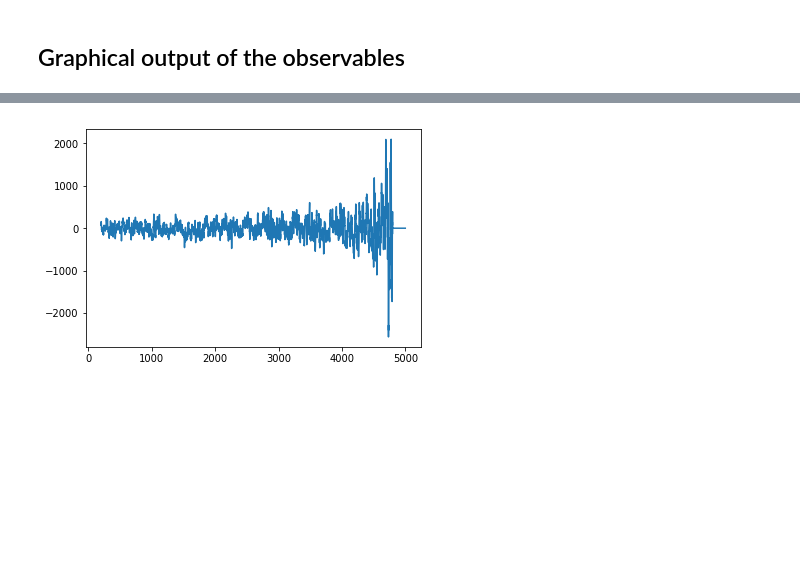
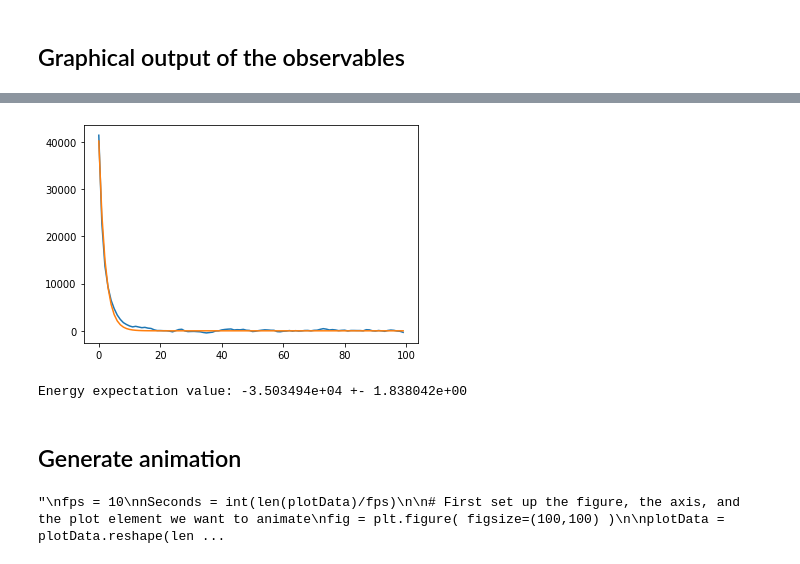
Before and after one commit to tisabe/MCising, a Jupyter notebook: animation-1d.ipynb, the cells around one changed output, grey strips where cells are left out. Drawn from its saved outputs; the diff is of its cells as text; code cells hidden in the pictures; blank space fills up the shorter version.

```diff
--- a/animation-1d.ipynb
+++ b/animation-1d.ipynb
@@ -81,6 +56,8 @@ plt.show()
+# %%
+energyNoTherm = np.array(obsData[1][n_th:])
 # %%
 def auto_corr(obs, N, k, mu):
-    res=0
-    for i in range(N-k):
-        res+= (obs[i]-mu) * (obs[i+k]-mu)
-    return res/(N-k)
+    return sum((obs[:N-k] - mu) * (obs[k:] - mu))/(N-k)
+
+def exp_fit(x,a,tau):
+    return a*np.exp(-x/tau)
@@ -90,12 +64,50 @@ def exp_fit(x,a,tau):
 # %%
-autocorr=[]
-Range=np.arange(n_th,len(obsData[2]))
-mean=np.mean(obsData[2][n_th:])
-for k in Range:
-    autocorr.append(auto_corr(obsData[2][n_th:],len(Range), k, mean))
+autocorr = []
+k_array = np.arange(250)
+energy_expect = np.mean(energyNoTherm)
+for k in k_array:
+    autocorr.append(auto_corr(energyNoTherm, len(energyNoTherm), k, energy_expect))
+# %%
+fit = opt.curve_fit(exp_fit,k_array,autocorr[:])[0]
+A = fit[0]
+tau = fit[1]
 # %%
 #%matplotlib qt5
-plt.plot(Range,autocorr)
+plt.plot(k_array[:100],autocorr[:100])
+plt.plot(k_array[:100], A * np.exp(-k_array[:100]/tau))
 plt.show()
 # %% [output]
-[figure, old version]
+[figure, new version]
+# %%
+N_eff = len(energyNoTherm)/(2*tau)
+print("Energy expectation value: %e +- %e"%(energy_expect,np.std(energyNoTherm)/np.sqrt(N_eff)))
+# %% [output]
+Energy expectation value: -3.503494e+04 +- 1.838042e+00
+# %% [markdown]
+## Generate animation
+# %%
+'''
+fps = 10
+nSeconds = int(len(plotData)/fps)
+
+# First set up the figure, the axis, and the plot element we want to animate
+fig = plt.figure( figsize=(100,100) )
+
+plotData = plotData.reshape(len(plotData),100,100)
+im = plt.imshow(plotData[0], interpolation='none', aspect='auto', vmin=0, vmax=1)
+
+def animate_func(i):
+    if i % fps == 0:
+        print( '.', end ='' )
+
+    im.set_array(plotData[i])
+    return [im]
+
+anim = animation.FuncAnimation(fig, animate_func, frames = nSeconds * fps, interval = 1000 / fps)
+
+anim.save('test_anim.mp4', fps=fps, extra_args=['-vcodec', 'libx264'])
+
+print('Done!')
+'''
+# %% [output]
+"\nfps = 10\nnSeconds = int(len(plotData)/fps)\n\n# First set up the figure, the axis, and the plot element we want to animate\nfig = plt.figure( figsize=(100,100) )\n\nplotData = plotData.reshape(len ...
```
Also changed, not shown: parts of 5 cells of this notebook, 4 other files.
